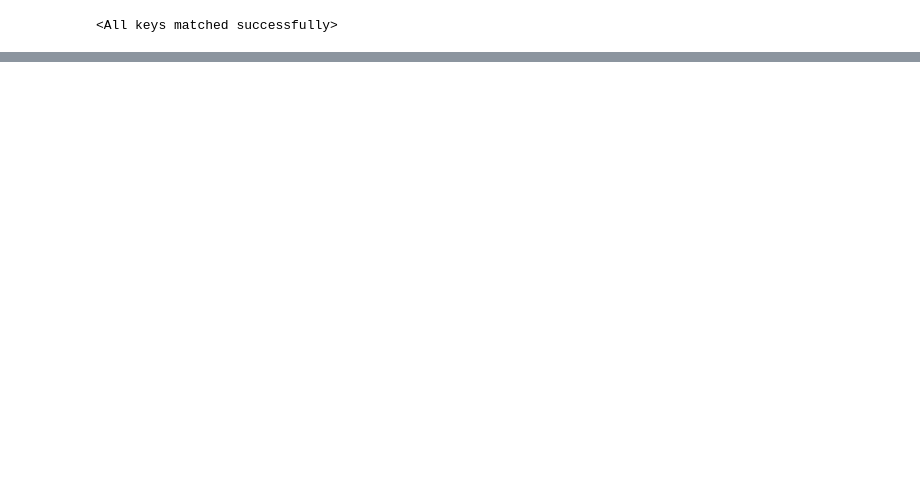
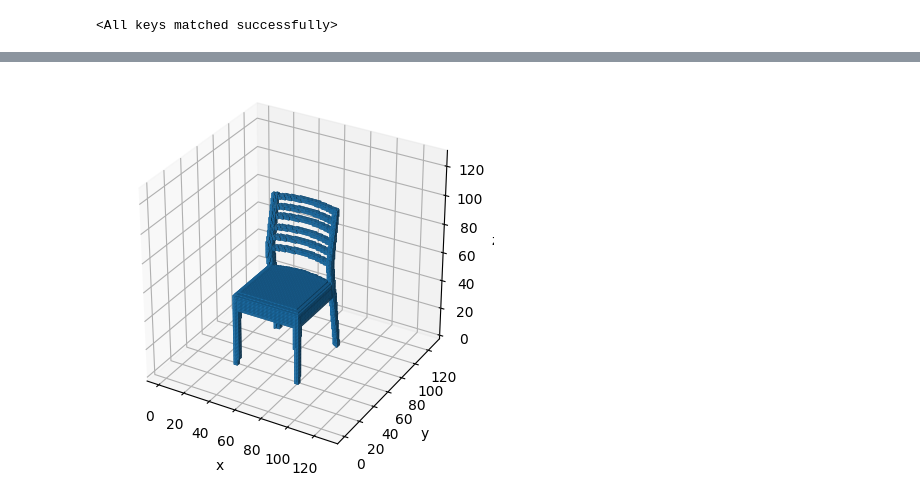
Before and after one commit to MattZhang9020/voxgen, a Jupyter notebook: experiment.ipynb, the cells around one changed output, grey strips where cells are left out. Saved outputs shown, nothing was run; the diff lists cells and outputs as text; code cells hidden in the pictures; blank space fills up the shorter version.

```diff
--- a/experiment.ipynb
+++ b/experiment.ipynb
@@ -96 +92,5 @@ plot_objt_by_dataset(train_dataset, 0)
+# %%
+plot_objt_by_dataset(test_dataset, 4)
+# %% [output]
+[figure, added]
 # %%
```
Also changed, not shown: parts of 8 cells of this notebook, 1 other file.
